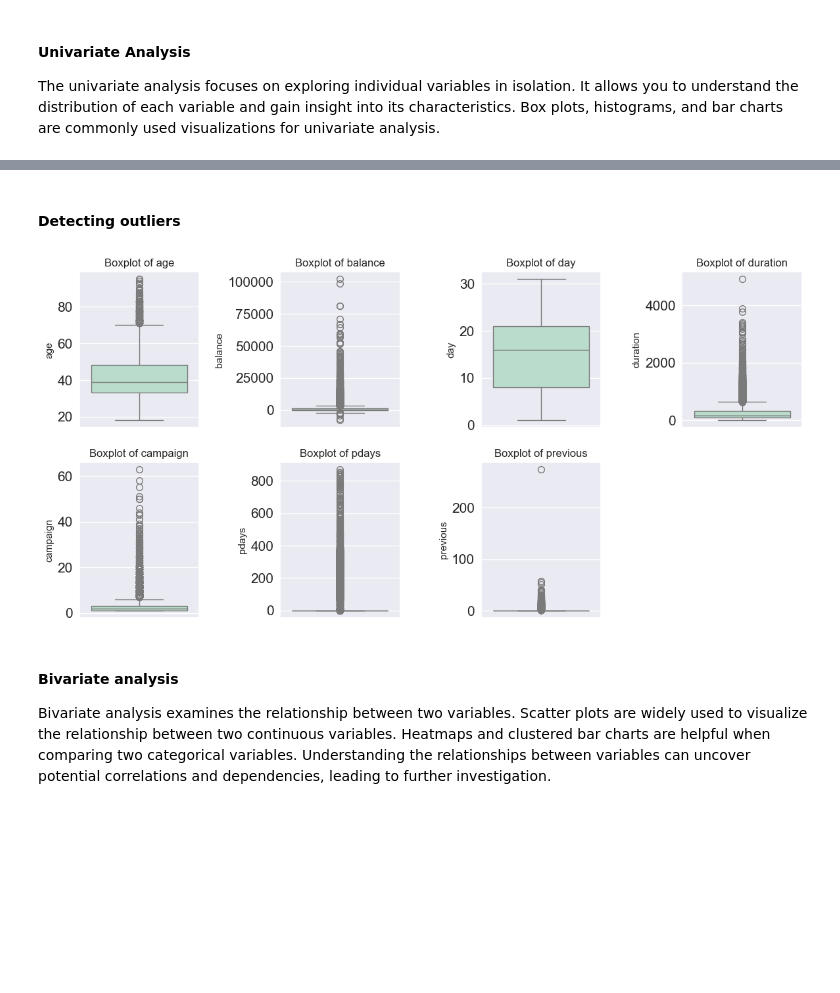
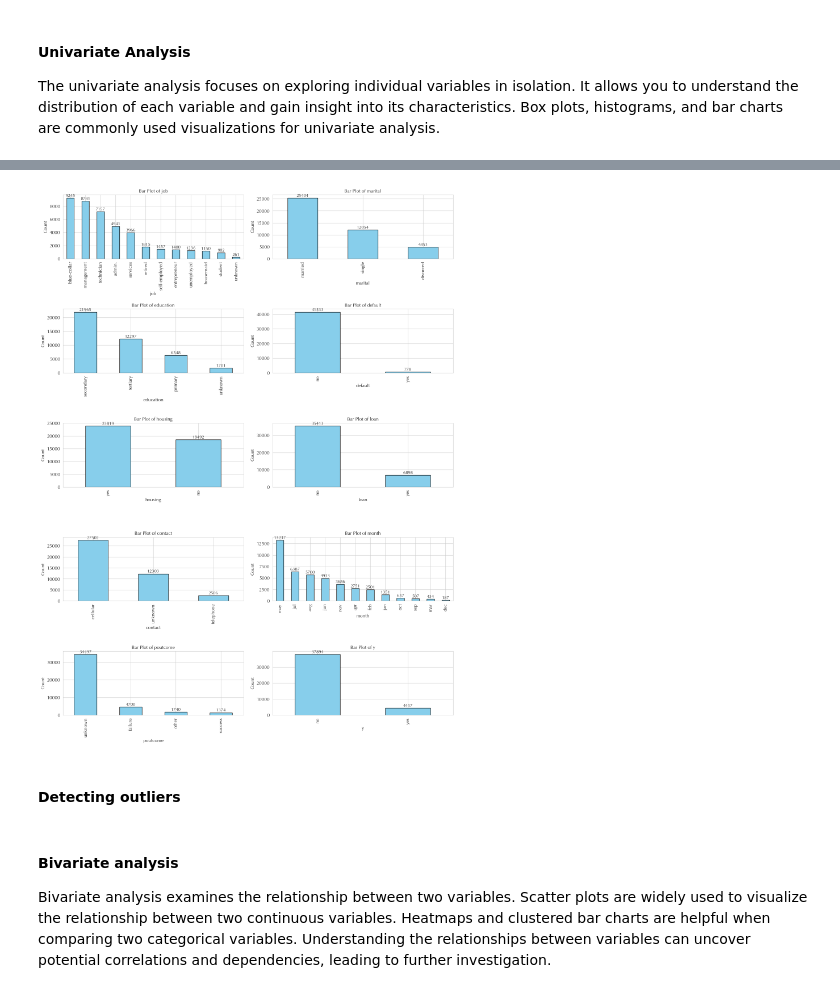
Before and after one commit to McGill-MMA-EnterpriseAnalytics/customer_banking, a Jupyter notebook: EDA/eda.ipynb, the cells around one changed output, grey strips where cells are left out. Drawn from its saved outputs; the diff is of its cells as text; code cells hidden in the pictures; blank space fills up the shorter version.

```diff
--- a/EDA/eda.ipynb
+++ b/EDA/eda.ipynb
@@ -362,0 +264,16 @@ plt.show()
+# %%
+# Initialize an empty list to store the results
+top_value_counts = []
+
+# Loop through numerical columns
+for column in numerical_columns:
+    # Get value counts for the column
+    value_counts = df[column].value_counts().head(3)
+    # Append the results to the list
+    top_value_counts.extend([(column, value, count) for value, count in zip(value_counts.index, value_counts.values)])
+
+# Create a DataFrame from the list
+top_value_counts_df = pd.DataFrame(top_value_counts, columns=['Column', 'Value', 'Count'])
+
+# Display the top 3 value counts DataFrame
+print(top_value_counts_df)
@@ -363,31 +351,42 @@ plt.show()
+# %%
+import matplotlib.pyplot as plt
+
+# Create subplots with 5 rows and 2 columns
+fig, axes = plt.subplots(5, 2, figsize=(15, 20))
+
+# Adjust spacing between subplots
+plt.subplots_adjust(hspace=0.5, wspace=0.3)
+
+# Flatten the axes array for easier iteration
+axes = axes.flatten()
+
+# Iterate over object columns and draw bar plots
+for i, column in enumerate(object_columns):
+    # Calculate value counts for the column
+    value_counts = df[column].value_counts()
+    # Plot bar plot
+    ax = value_counts.plot(kind='bar', ax=axes[i], color='skyblue', edgecolor='black')
+    ax.set_title(f'Bar Plot of {column}', fontsize=12)
+    ax.set_xlabel(column, fontsize=12)
+    ax.set_ylabel('Count', fontsize=12)
+    ax.tick_params(axis='both', which='major', labelsize=12)  # Reduce font size of tick labels
+    # Add labels (count #) for each bar with reduced font size
+    for p in ax.patches:
+        ax.annotate(f'{p.get_height()}', (p.get_x() + p.get_width() / 2, p.get_height()), ha='center', va='bottom', fontsize=11)
+
+# Remove empty subplots if there are fewer than 10 object columns
+for j in range(len(object_columns), len(axes)):
+    fig.delaxes(axes[j])
+
+# Adjust layout after removing empty subplots
+plt.tight_layout()
+
+# Show the plot
+plt.show()
+# %% [output]
+[figure, added]
 # %% [markdown]
 #### Detecting outliers
-# %%
-numerical_columns = df.select_dtypes(include='number').columns
-
-# Create subplots with 2 rows and 4 columns
-fig, axes = plt.subplots(2, 4, figsize=(12, 6))
-
-# Flatten the axes array for easier iteration
-axes = axes.flatten()
-
-# Iterate over numerical columns and draw box plots
-for i, column in enumerate(numerical_columns):
-    sns.boxplot(y=df[column], ax=axes[i], palette='Pastel2')
-    axes[i].set_title(f'Boxplot of {column}')
-    axes[i].set_ylabel(column)
-
-# Remove empty subplots if there are fewer than 8 numerical columns
-for j in range(len(numerical_columns), len(axes)):
-    fig.delaxes(axes[j])
-
-# Adjust layout
-plt.tight_layout()
-
-# Show the plot
-plt.show()
-# %% [output]
-[figure, removed]
 # %% [markdown]
 #### Bivariate analysis
 Bivariate analysis examines the relationship between two variables. Scatter plots are widely used to visualize the relationship between two continuous variables. Heatmaps and clustered bar charts are helpful when comparing two categorical variables. Understanding the relationships between variables can uncover potential correlations and dependencies, leading to further investigation.
```
Also changed, not shown: parts of 27 cells of this notebook.
